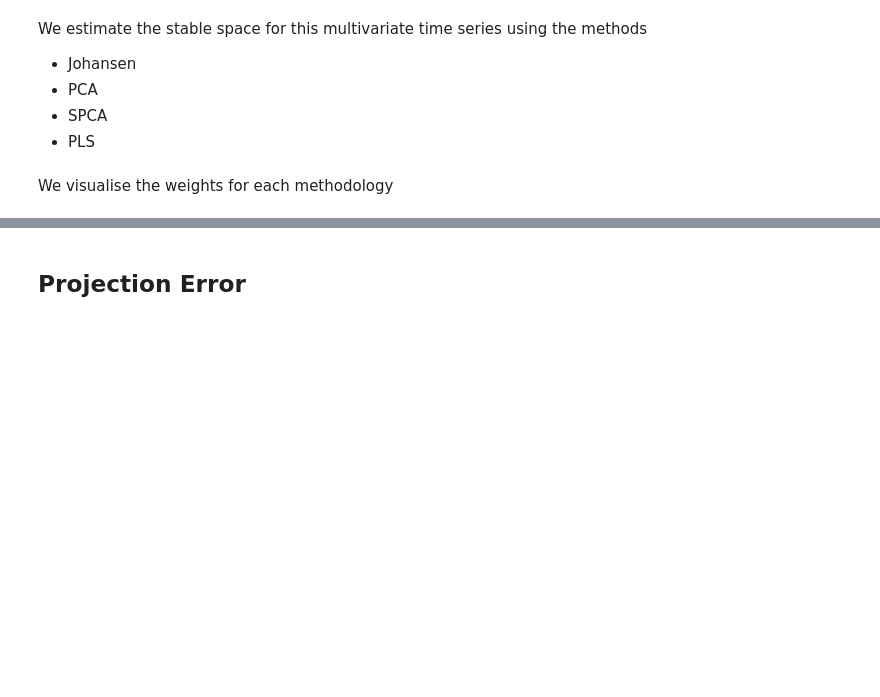
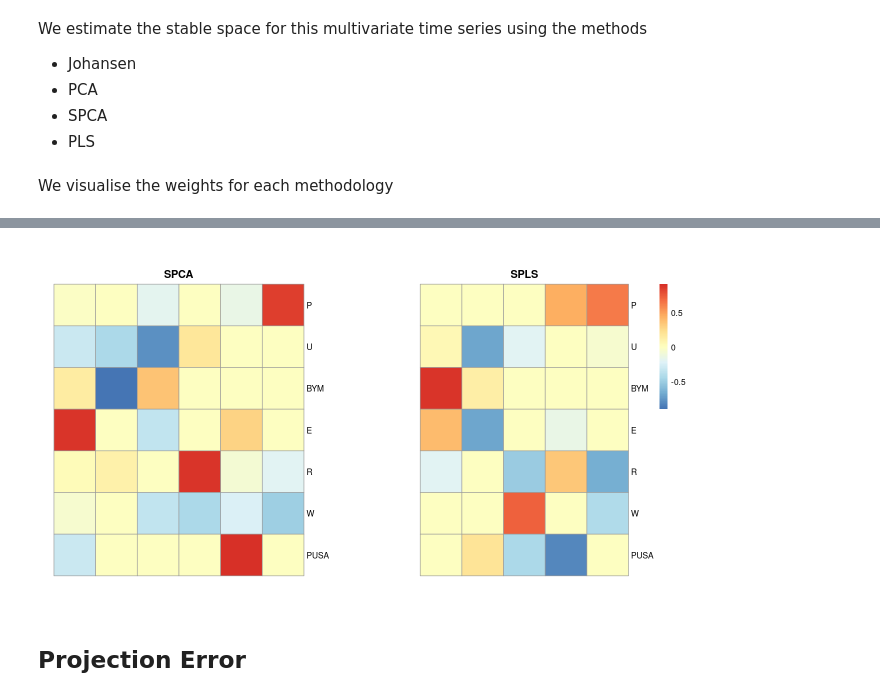
Before and after one commit to robervz22/ts_stable_space, a Jupyter notebook: notebooks/analysis_inflation.ipynb, the cells around one changed output, grey strips where cells are left out. Drawn from its saved outputs; the diff is of its cells as text; code cells hidden in the pictures; blank space fills up the shorter version.

```diff
--- a/notebooks/analysis_inflation.ipynb
+++ b/notebooks/analysis_inflation.ipynb
@@ -159,3 +189,7 @@ ggsave(
+# %%
+combined_plot_sparse
+# %% [output]
+[figure, added]
 # %% [markdown]
 ## Projection Error
 # %% [markdown]
```
Also changed, not shown: parts of 12 cells of this notebook, 10 other files.
